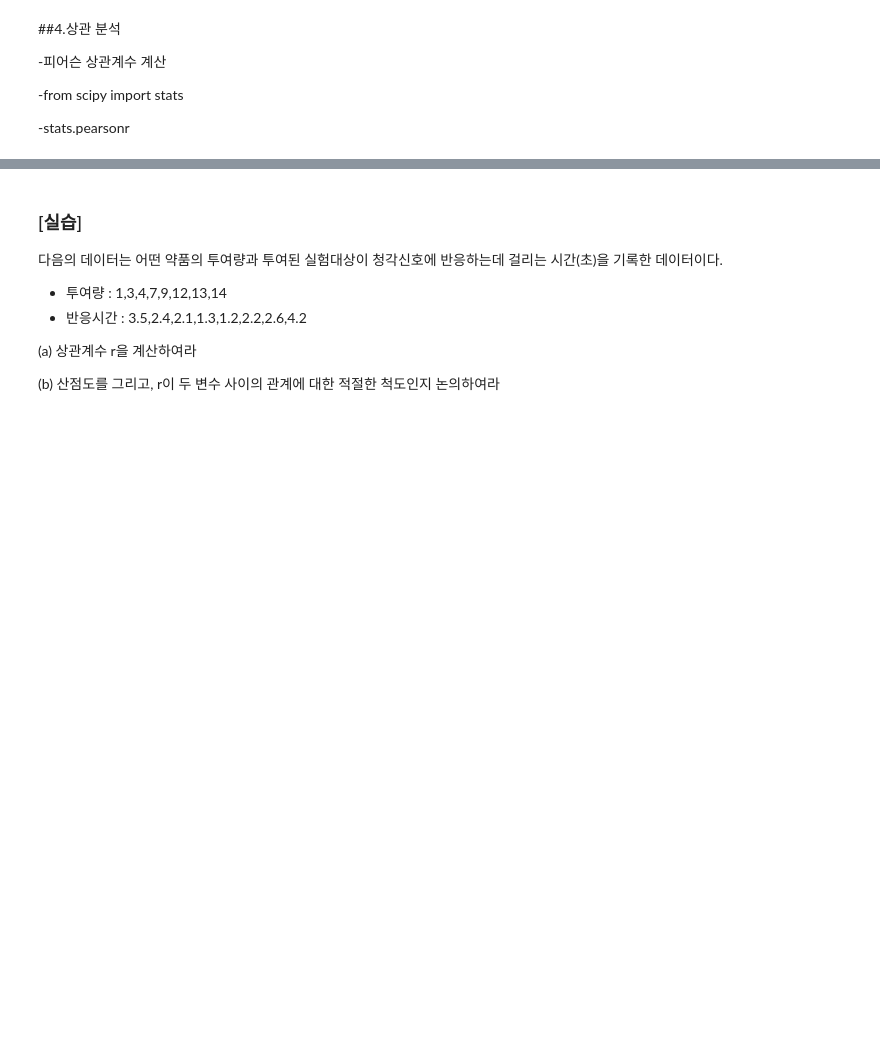
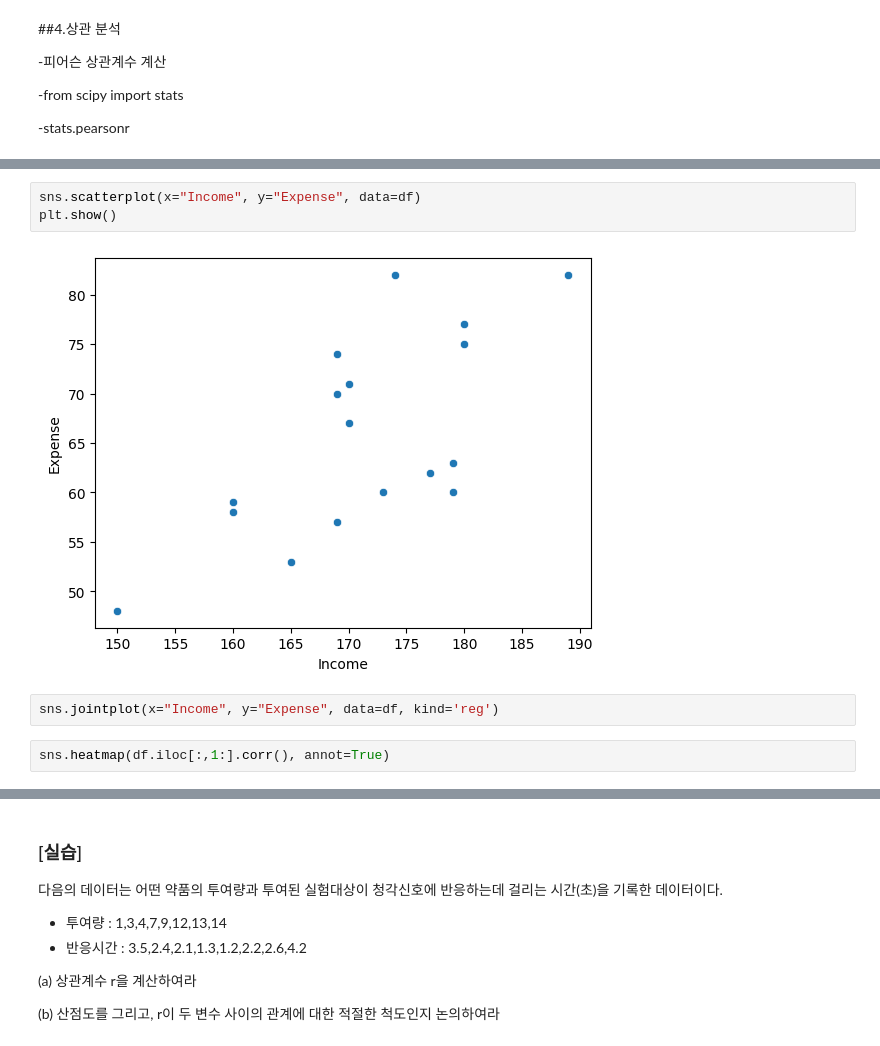
Before and after one commit to runacian0221/ProDs-lecture, a Jupyter notebook: 01_[실습]통계적데이터분석.ipynb, the cells around one changed output, grey strips where cells are left out. Saved outputs shown, nothing was run; the diff lists cells and outputs as text; blank space fills up the shorter version.

```diff
--- a/01_[실습]통계적데이터분석.ipynb
+++ b/01_[실습]통계적데이터분석.ipynb
@@ -535,0 +564,9 @@ Chi2ContingencyResult(statistic=65.0, pvalue=7.681204685202098e-15, dof=2, expec
+# %%
+sns.scatterplot(x="Income", y="Expense", data=df)
+plt.show()
+# %% [output]
+[figure, added]
+# %%
+sns.jointplot(x="Income", y="Expense", data=df, kind='reg')
+# %%
+sns.heatmap(df.iloc[:,1:].corr(), annot=True)
```
Also changed, not shown: parts of 66 cells of this notebook, 15 other files.
